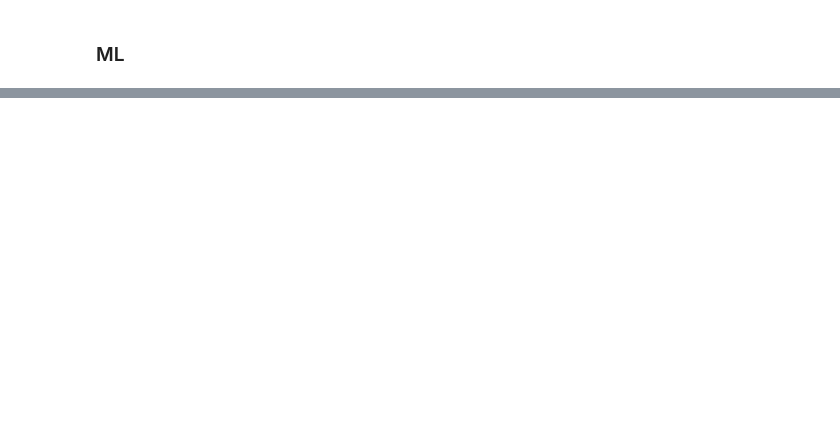
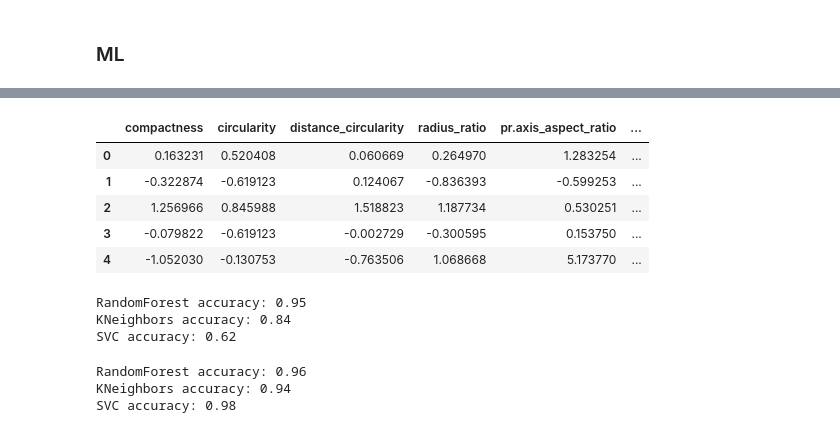
Before and after one commit to zvuk1T/Masterschool_Vehicles-Project_Classification-VS-Clustering, a Jupyter notebook: vehicles_gitegg/vehicles_DA108.ipynb, the cells around one changed output, grey strips where cells are left out. Cells and saved outputs as stored; diff of their text form; code cells hidden in the pictures; blank space fills up the shorter version.

```diff
--- a/vehicles_gitegg/vehicles_DA108.ipynb
+++ b/vehicles_gitegg/vehicles_DA108.ipynb
@@ -231,0 +271,71 @@ for col in vehicles_num.columns:
+# %%
+from sklearn.preprocessing import StandardScaler
+
+# Initialize the scaler
+scaler = StandardScaler()
+
+# Scale only the feature columns
+vehicles_scaled = scaler.fit_transform(vehicles.drop(['class_enc', 'class'], axis=1))
+
+# Convert the scaled features back to a DataFrame and add the target column
+vehicles_scaled = pd.DataFrame(vehicles_scaled, columns=vehicles.drop(['class_enc', 'class'], axis=1).columns)
+vehicles_scaled['class_enc'] = vehicles['class_enc'].values
+
+vehicles_scaled.head()
+# %% [output]
+|  | compactness | circularity | distance_circularity | radius_ratio | pr.axis_aspect_ratio | ... |
+| 0 | 0.163231 | 0.520408 | 0.060669 | 0.264970 | 1.283254 | ... |
+| 1 | -0.322874 | -0.619123 | 0.124067 | -0.836393 | -0.599253 | ... |
+| 2 | 1.256966 | 0.845988 | 1.518823 | 1.187734 | 0.530251 | ... |
+| 3 | -0.079822 | -0.619123 | -0.002729 | -0.300595 | 0.153750 | ... |
+| 4 | -1.052030 | -0.130753 | -0.763506 | 1.068668 | 5.173770 | ... |
+# %%
+# split data into features and target variable
+X = vehicles.drop(['class_enc', 'class'], axis=1)
+y = vehicles['class_enc']
+
+# split data into training and testing sets
+X_train, X_test, y_train, y_test = train_test_split(X, y, test_size=0.3, random_state=42)
+
+# create a dictionary of models
+models = {'RandomForest': RandomForestClassifier(),
+          'KNeighbors': KNeighborsClassifier(),
+          'SVC': SVC()}
+
+# train and evaluate each model
+for name, model in models.items():
+    model.fit(X_train, y_train)
+    y_pred = model.predict(X_test)
+    accuracy = accuracy_score(y_test, y_pred)
+    print(f'{name} accuracy: {accuracy:.2f}')
+    #print(classification_report(y_test, y_pred))
+    #print(confusion_matrix(y_test, y_pred))
+# %% [output]
+RandomForest accuracy: 0.95
+KNeighbors accuracy: 0.84
+SVC accuracy: 0.62
+# %%
+# split data into features and target variable
+X = vehicles_scaled.drop(['class_enc'], axis=1)
+y = vehicles_scaled['class_enc']
+
+# split data into training and testing sets
+X_train, X_test, y_train, y_test = train_test_split(X, y, test_size=0.3, random_state=42)
+
+# create a dictionary of models
+models = {'RandomForest': RandomForestClassifier(),
+          'KNeighbors': KNeighborsClassifier(),
+          'SVC': SVC()}
+
+# train and evaluate each model
+for name, model in models.items():
+    model.fit(X_train, y_train)
+    y_pred = model.predict(X_test)
+    accuracy = accuracy_score(y_test, y_pred)
+    print(f'{name} accuracy: {accuracy:.2f}')
+    #print(classification_report(y_test, y_pred))
+    #print(confusion_matrix(y_test, y_pred))
+# %% [output]
+RandomForest accuracy: 0.96
+KNeighbors accuracy: 0.94
+SVC accuracy: 0.98
```
Also changed, not shown: parts of 7 cells of this notebook.
